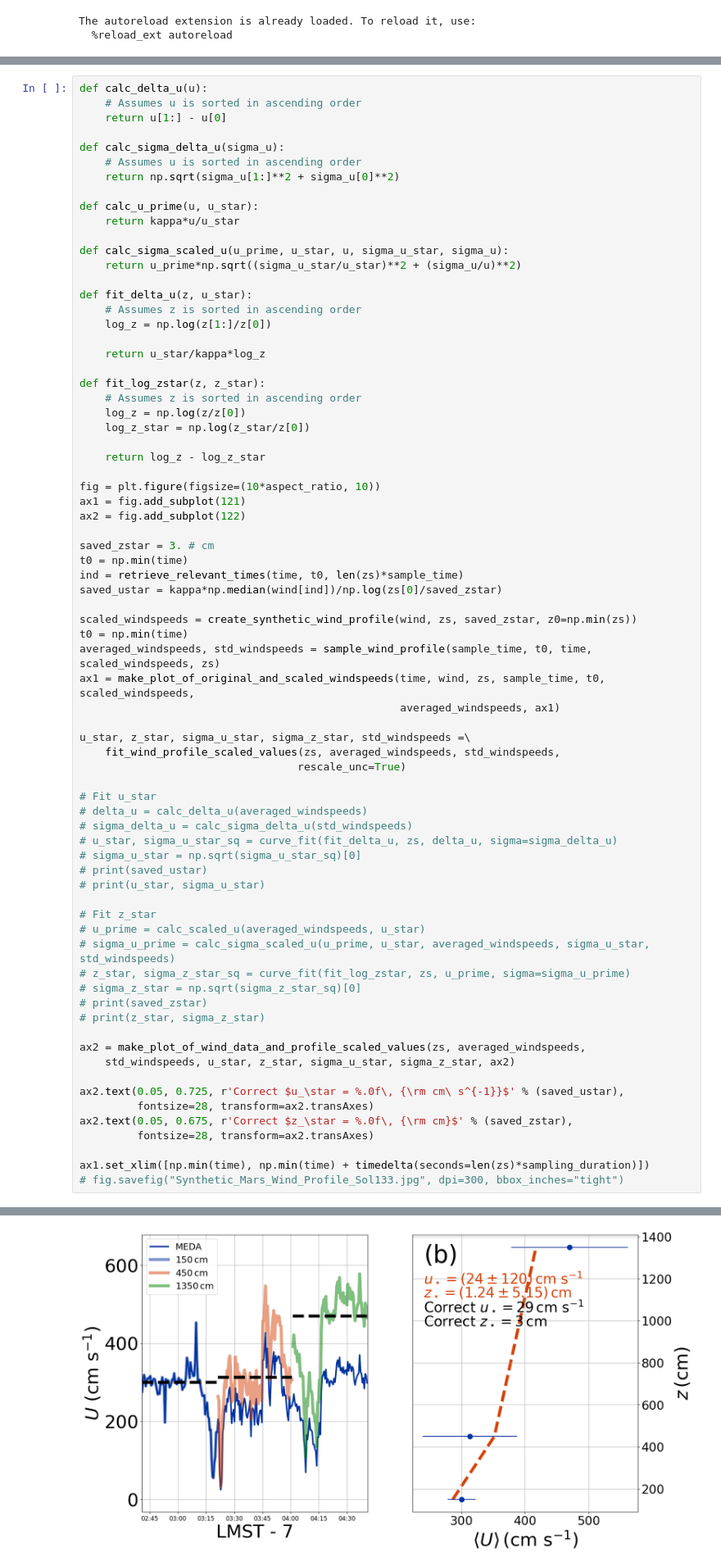
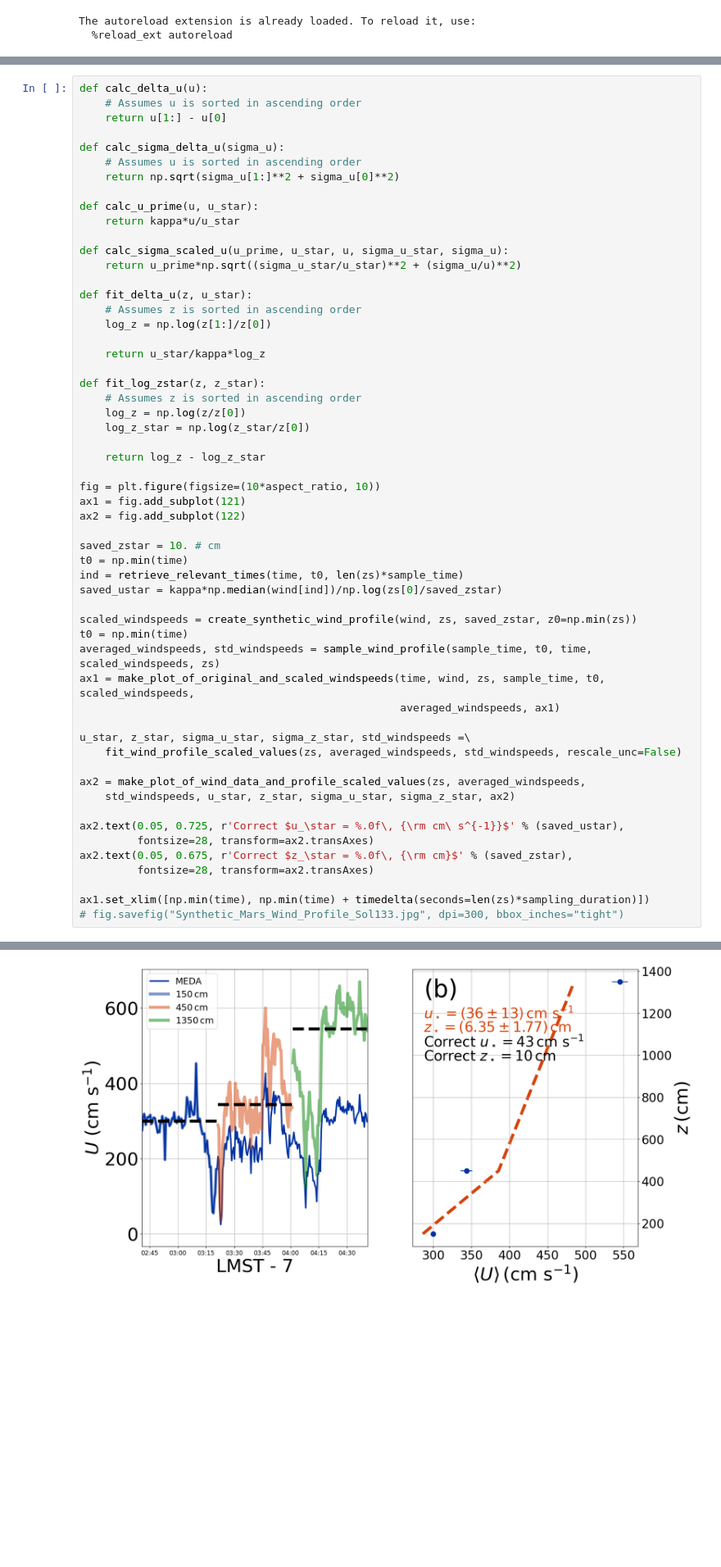
Before and after one commit to BoiseStatePlanetary/Measuring_Wind_with_Ingenuity, a Jupyter notebook: code/Trying to optimize fitting.ipynb, the cells around one changed output, grey strips where cells are left out. Shown at 82% size. Drawn from its saved outputs; the diff is of its cells as text; blank space fills up the shorter version.

```diff
--- a/code/Trying to optimize fitting.ipynb
+++ b/code/Trying to optimize fitting.ipynb
@@ -94,53 +94,36 @@ def fit_log_zstar(z, z_star):
     return log_z - log_z_star
 
 fig = plt.figure(figsize=(10*aspect_ratio, 10))
 ax1 = fig.add_subplot(121)
 ax2 = fig.add_subplot(122)
 
-saved_zstar = 3. # cm
+saved_zstar = 10. # cm
 t0 = np.min(time)
 ind = retrieve_relevant_times(time, t0, len(zs)*sample_time)
 saved_ustar = kappa*np.median(wind[ind])/np.log(zs[0]/saved_zstar)
 
 scaled_windspeeds = create_synthetic_wind_profile(wind, zs, saved_zstar, z0=np.min(zs))
 t0 = np.min(time)
 averaged_windspeeds, std_windspeeds = sample_wind_profile(sample_time, t0, time, scaled_windspeeds, zs)
 ax1 = make_plot_of_original_and_scaled_windspeeds(time, wind, zs, sample_time, t0, scaled_windspeeds,
                                                   averaged_windspeeds, ax1)
 
 u_star, z_star, sigma_u_star, sigma_z_star, std_windspeeds =\
-    fit_wind_profile_scaled_values(zs, averaged_windspeeds, std_windspeeds,
-                                  rescale_unc=True)
-
-# Fit u_star
-# delta_u = calc_delta_u(averaged_windspeeds)
-# sigma_delta_u = calc_sigma_delta_u(std_windspeeds)
-# u_star, sigma_u_star_sq = curve_fit(fit_delta_u, zs, delta_u, sigma=sigma_delta_u)
-# sigma_u_star = np.sqrt(sigma_u_star_sq)[0]
-# print(saved_ustar)
-# print(u_star, sigma_u_star)
-
-# Fit z_star
-# u_prime = calc_scaled_u(averaged_windspeeds, u_star)
-# sigma_u_prime = calc_sigma_scaled_u(u_prime, u_star, averaged_windspeeds, sigma_u_star, std_windspeeds)
-# z_star, sigma_z_star_sq = curve_fit(fit_log_zstar, zs, u_prime, sigma=sigma_u_prime)
-# sigma_z_star = np.sqrt(sigma_z_star_sq)[0]
-# print(saved_zstar)
-# print(z_star, sigma_z_star)
+    fit_wind_profile_scaled_values(zs, averaged_windspeeds, std_windspeeds, rescale_unc=False)
 
 ax2 = make_plot_of_wind_data_and_profile_scaled_values(zs, averaged_windspeeds,
     std_windspeeds, u_star, z_star, sigma_u_star, sigma_z_star, ax2)
 
 ax2.text(0.05, 0.725, r'Correct $u_\star = %.0f\, {\rm cm\ s^{-1}}$' % (saved_ustar),
          fontsize=28, transform=ax2.transAxes)
 ax2.text(0.05, 0.675, r'Correct $z_\star = %.0f\, {\rm cm}$' % (saved_zstar),
          fontsize=28, transform=ax2.transAxes)
 
 ax1.set_xlim([np.min(time), np.min(time) + timedelta(seconds=len(zs)*sampling_duration)])
 # fig.savefig("Synthetic_Mars_Wind_Profile_Sol133.jpg", dpi=300, bbox_inches="tight")
 # %% [output]
 (-25566.623137847222, -25566.621748958336)
-[figure, old version]
+[figure, new version]
 # %%
 # Completely synthetic dataset
 med = np.median(wind)
```
Also changed, not shown: parts of 10 cells of this notebook, 2 other files.
